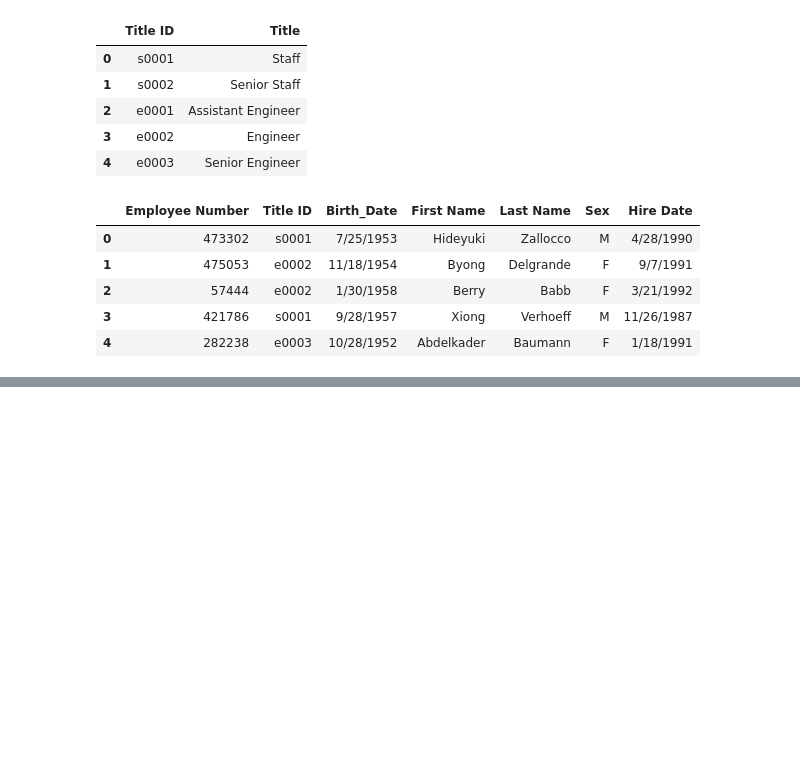
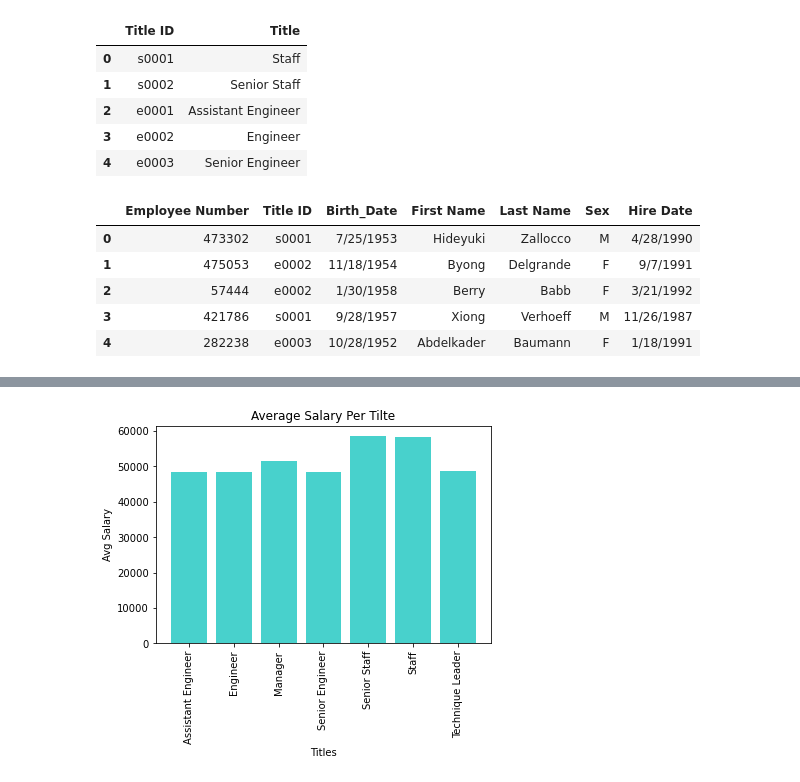
Before and after one commit to pspitzer86/SQL-Challenge, a Jupyter notebook: EmployeeSQL/Boss_Thwarted.ipynb, the cells around one changed output, grey strips where cells are left out. Saved outputs shown, nothing was run; the diff lists cells and outputs as text; code cells hidden in the pictures; blank space fills up the shorter version.

```diff
--- a/EmployeeSQL/Boss_Thwarted.ipynb
+++ b/EmployeeSQL/Boss_Thwarted.ipynb
@@ -75,0 +80,19 @@ plt.show()
+# %%
+avg_sal_per_title = merged_all.groupby("Title")["Salary"].mean()
+titles = avg_sal_per_title.index
+
+plt.bar(titles, avg_sal_per_title, align = 'center', color = 'mediumturquoise')
+
+plt.title("Average Salary Per Tilte")
+plt.xlabel("Titles")
+plt.ylabel("Avg Salary")
+
+plt.xticks(rotation = 90)
+
+#output_image = f'Images/Avg_Sal_per_title.png'
+#plt.tight_layout()
+#plt.savefig(output_image)
+
+plt.show()
+# %% [output]
+[figure, added]
```
Also changed, not shown: parts of 1 cell of this notebook.
